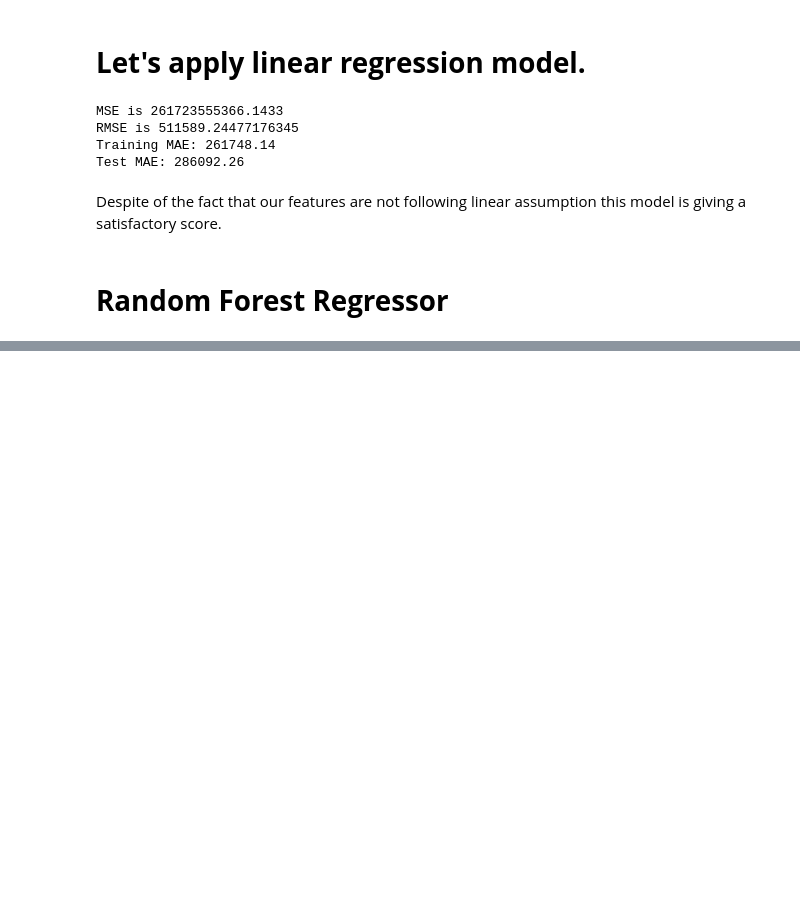
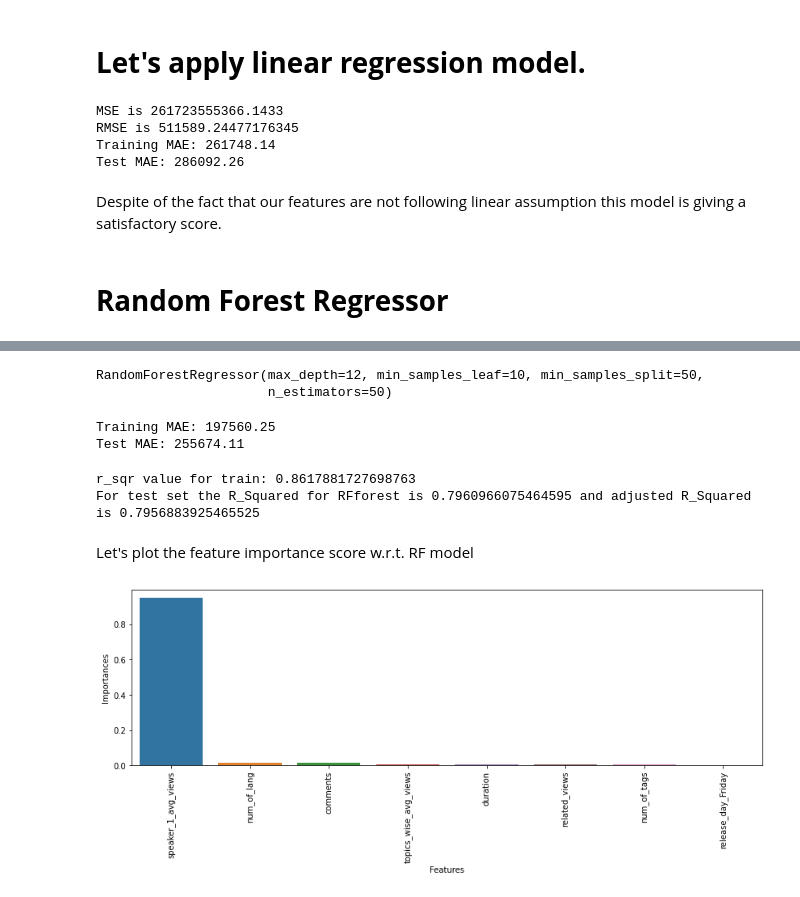
Before and after one commit to Gayatri-Surapaneni/Ted-Talks-Views-Prediction-ML, a Jupyter notebook: Copy_of_Ted_Talk_Views_Prediction_ML_Project_Gayatri_S.ipynb, the cells around one changed output, grey strips where cells are left out. Cells and saved outputs as stored; diff of their text form; code cells hidden in the pictures; blank space fills up the shorter version.

```diff
--- a/Copy_of_Ted_Talk_Views_Prediction_ML_Project_Gayatri_S.ipynb
+++ b/Copy_of_Ted_Talk_Views_Prediction_ML_Project_Gayatri_S.ipynb
@@ -984,0 +1000,11 @@ Despite of the fact that our features are not following linear assumption this m
+# %%
+rf = RandomForestRegressor(criterion='mae',max_depth=15, max_features=5, n_estimators=200, min_samples_leaf=2, min_samples_split=2,
+                           random_state=2019)
+rf.fit(X_train, y_train)
+y_pred = rf.predict(X_train)
+y_test_pred = rf.predict(X_test)
+print('Training MAE: {:0.2f}'.format(metrics.mean_absolute_error(y_train, y_pred)))
+print('Test MAE: {:0.2f}'.format(metrics.mean_absolute_error(y_test, y_test_pred)))
+# print('Views mean: {:0.2f}'.format(views.mean()))
+# print('Views std: {:0.2f}'.format(views.std()))
+y_test.mean()
@@ -984,0 +1019,22 @@ Despite of the fact that our features are not following linear assumption this m
+# %%
+#Random Forest Regressor
+# Number of trees
+n_estimators = [30,50,80,100,120,150]
+# Maximum depth of trees
+max_depth = [4,6,8,10,12]
+# Minimum number of samples required to split a node
+min_samples_split = [50,80,100,150,200,20]
+# Minimum number of samples required at each leaf node
+min_samples_leaf = [10,30,40,50,60,80]
+# HYperparameter Dict
+param_dict = {'n_estimators' : n_estimators,
+              'max_depth' : max_depth,
+              'min_samples_split' : min_samples_split,
+              'min_samples_leaf' : min_samples_leaf}
+# %%
+# Create an instance of the random forest regressor
+rf_model = RandomForestRegressor()
+
+#RandomSearch
+rf_random = RandomizedSearchCV(rf_model,param_dict,verbose=2,cv=5)
+rf_random.fit(X_train,y_train)
@@ -984,0 +1068,39 @@ Despite of the fact that our features are not following linear assumption this m
+# %%
+rf_optimal_model = rf_random.best_estimator_
+# %%
+rf_optimal_model
+# %% [output]
+RandomForestRegressor(max_depth=12, min_samples_leaf=10, min_samples_split=50,
+                      n_estimators=50)
+# %%
+y_pred = rf_optimal_model.predict(X_train)
+y_test_pred = rf_optimal_model.predict(X_test)
+print('Training MAE: {:0.2f}'.format(metrics.mean_absolute_error(y_train, y_pred)))
+print('Test MAE: {:0.2f}'.format(metrics.mean_absolute_error(y_test, y_test_pred)))
+# %% [output]
+Training MAE: 197560.25
+Test MAE: 255674.11
+# %%
+# make predictions for test data
+y_hat = rf_optimal_model.predict(X_test)
+print(f'r_sqr value for train: {rf_optimal_model.score(X_train, y_train)}')
+r_squared= r2_score(y_test,y_hat)
+#Calculate Adjusted R-sqaured
+adjusted_r_squared = 1 - (1-r_squared)*(len(y)-1)/(len(y)-X.shape[1]-1)
+print(f'For test set the R_Squared for RFforest is {r_squared} and adjusted R_Squared is {adjusted_r_squared}')
+# %% [output]
+r_sqr value for train: 0.8617881727698763
+For test set the R_Squared for RFforest is 0.7960966075464595 and adjusted R_Squared is 0.7956883925465525
+# %% [markdown]
+Let's plot the feature importance score w.r.t. RF model
+# %%
+importances = pd.DataFrame({'Features': X.columns,
+                                'Importances': rf_optimal_model.feature_importances_})
+
+importances.sort_values(by=['Importances'], axis='index', ascending=False, inplace=True)
+fig = plt.figure(figsize=(14, 4))
+sns.barplot(x='Features', y='Importances', data=importances)
+plt.xticks(rotation='vertical')
+plt.show()
+# %% [output]
+[figure, added]
```
Also changed, not shown: parts of 11 cells of this notebook.
